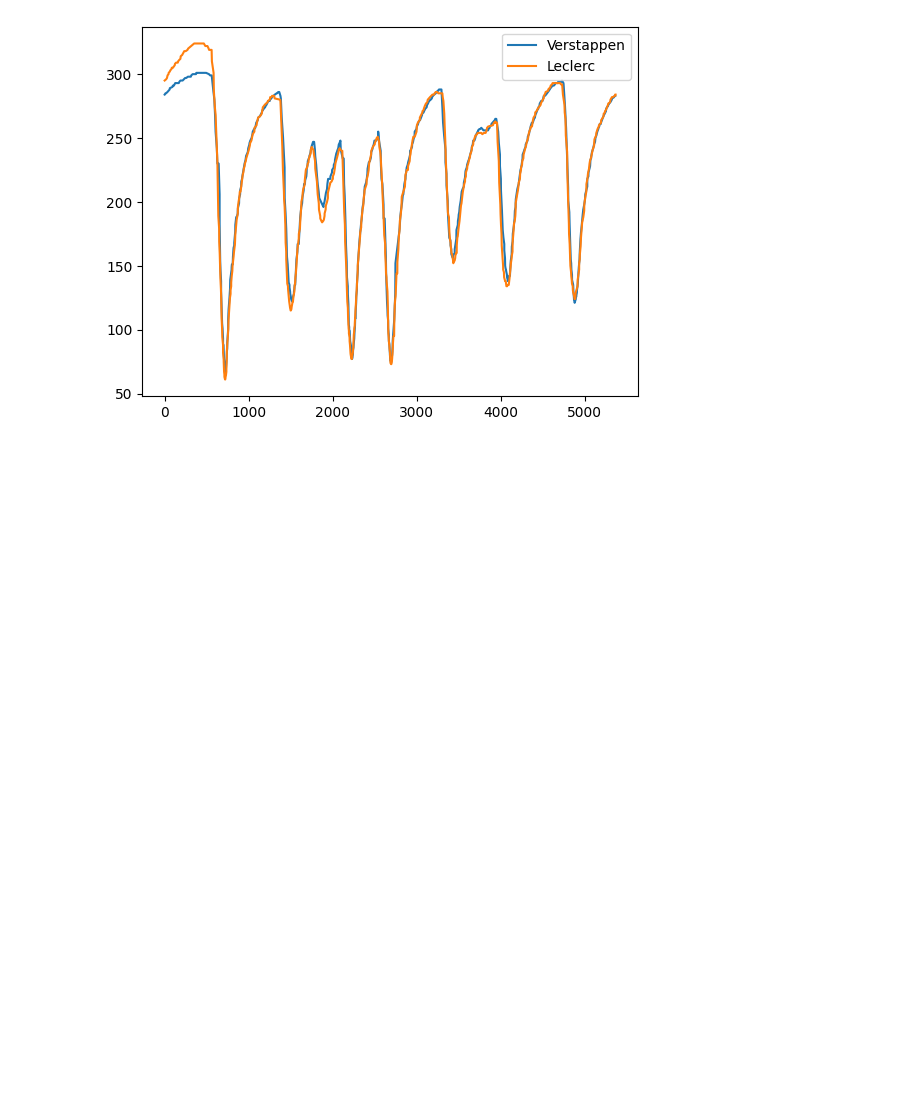
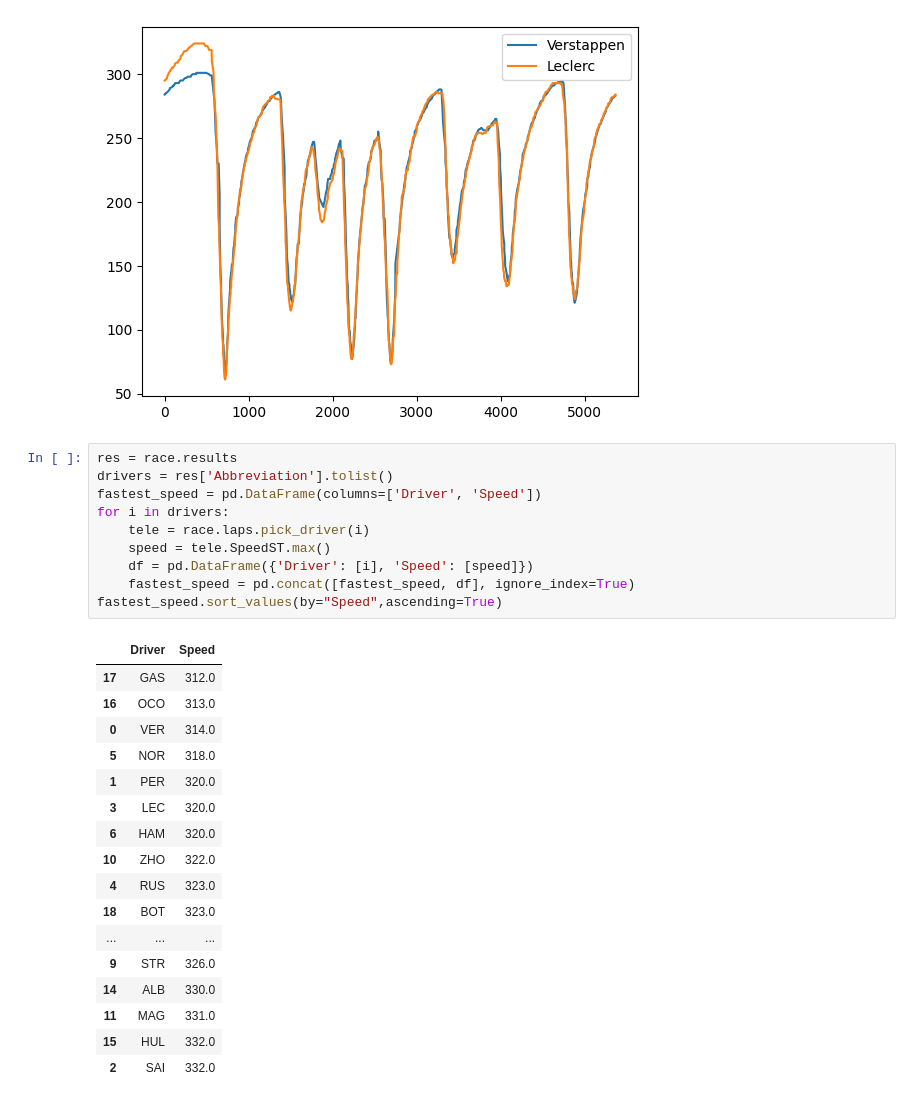
Before and after one commit to SohamDesai1/F1-data-analysis, a Jupyter notebook: 2024 season/bahrain_2024.ipynb, the cells around one changed output. Cells and saved outputs as stored; diff of their text form; blank space fills up the shorter version.

```diff
--- a/2024 season/bahrain_2024.ipynb
+++ b/2024 season/bahrain_2024.ipynb
@@ -312,3 +309,31 @@ plt.legend()
 plt.show()
 # %% [output]
 [figure]
+# %%
+res = race.results
+drivers = res['Abbreviation'].tolist()
+fastest_speed = pd.DataFrame(columns=['Driver', 'Speed'])
+for i in drivers:
+    tele = race.laps.pick_driver(i)
+    speed = tele.SpeedST.max()
+    df = pd.DataFrame({'Driver': [i], 'Speed': [speed]})
+    fastest_speed = pd.concat([fastest_speed, df], ignore_index=True)
+fastest_speed.sort_values(by="Speed",ascending=True)
+# %% [output]
+|  | Driver | Speed |
+| 17 | GAS | 312.0 |
+| 16 | OCO | 313.0 |
+| 0 | VER | 314.0 |
+| 5 | NOR | 318.0 |
+| 1 | PER | 320.0 |
+| 3 | LEC | 320.0 |
+| 6 | HAM | 320.0 |
+| 10 | ZHO | 322.0 |
+| 4 | RUS | 323.0 |
+| 18 | BOT | 323.0 |
+| ... | ... | ... |
+| 9 | STR | 326.0 |
+| 14 | ALB | 330.0 |
+| 11 | MAG | 331.0 |
+| 15 | HUL | 332.0 |
+| 2 | SAI | 332.0 |
```
Also changed, not shown: parts of 2 cells of this notebook.
